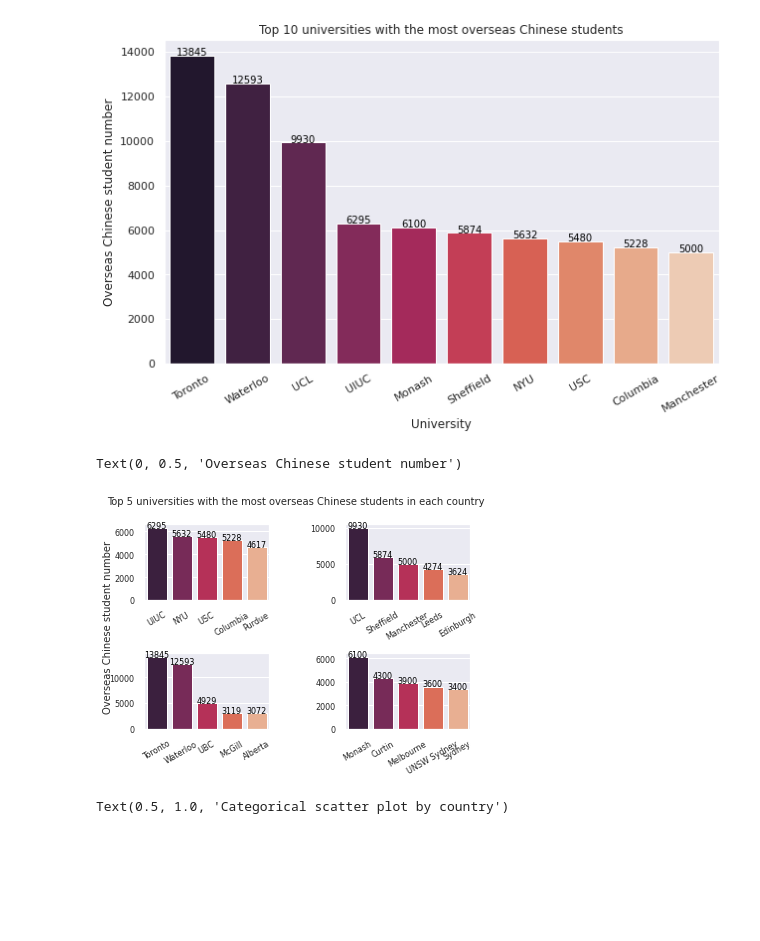
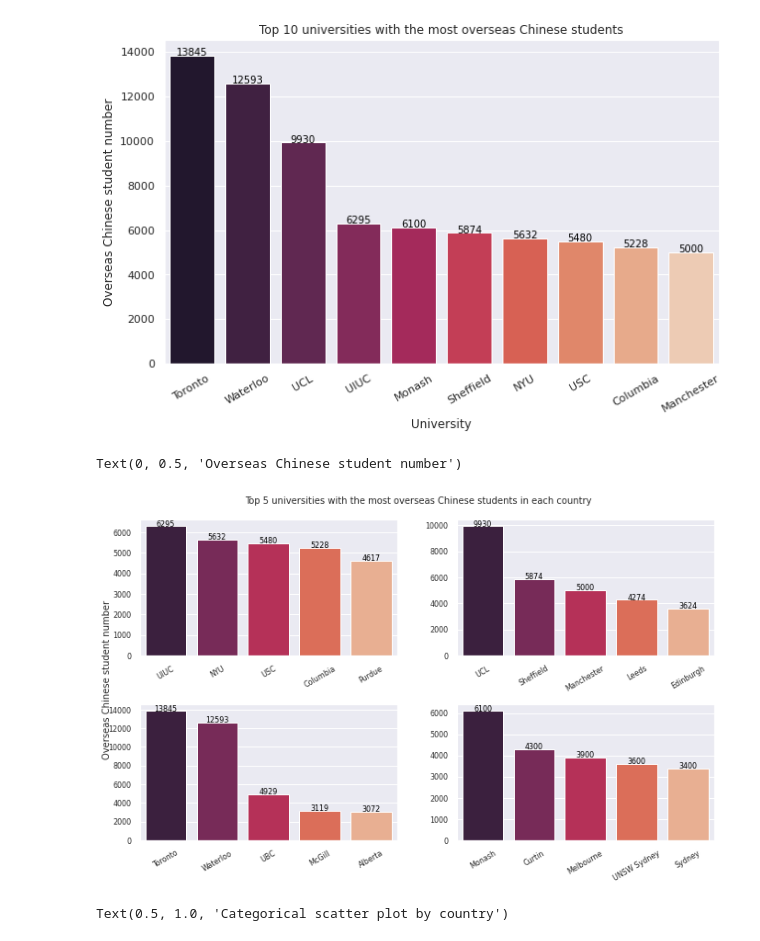
Before and after one commit to AndyYFTao/EA-CLTP-DataAnalysis, a Jupyter notebook: CLTP Guidance Program Data Analysis.ipynb, the cells around one changed output. Drawn from its saved outputs; the diff is of its cells as text; code cells hidden in the pictures; blank space fills up the shorter version.

```diff
--- a/CLTP Guidance Program Data Analysis.ipynb
+++ b/CLTP Guidance Program Data Analysis.ipynb
@@ -28,7 +28,7 @@ chinese.head()
 | Yale | US | 17.0 | 87.7 | 8 | 91.7 | 11 | ... |
 | NYU | US | 39.0 | 78.8 | 29 | 81.1 | 30 | ... |
 # %%
-chinese_num_s = chinese.sort_values(by='Overseas Chinese student number', ascending=False)
+overseas_s = chinese.sort_values(by='Overseas Chinese student number', ascending=False)
 
 num_of_country = 4
 # %%
@@ -46,8 +46,8 @@ sns.set_style('darkgrid')
 plt.figure(figsize=(10,6))
 plt.title("Student number comparison by country")
 
-x=chinese_num_s.index[:num_of_country]
-y=chinese_num_s['Overseas Chinese student number'][:num_of_country]
+x=overseas_s.index[:num_of_country]
+y=overseas_s['Overseas Chinese student number'][:num_of_country]
 g = sns.barplot(x=x, y=y, palette="rocket")
 
 plt.ylabel("Overseas Chinese student number")
@@ -67,8 +67,8 @@ plt.figure(figsize=(10,6))
 plt.title("Top 10 universities with the most overseas Chinese students")
 
 # Bar chart showing top 10 universities with the most overseas Chinese students
-x=chinese_num_s.index[num_of_country:num_of_country+10]
-y=chinese_num_s['Overseas Chinese student number'][num_of_country:num_of_country+10]
+x=overseas_s.index[num_of_country:num_of_country+10]
+y=overseas_s['Overseas Chinese student number'][num_of_country:num_of_country+10]
 g = sns.barplot(x=x, y=y, palette="rocket")
 
 plt.ylabel("Overseas Chinese student number")
@@ -80,37 +80,37 @@ for i, v in enumerate(y):
 # %% [output]
 [figure]
 # %%
-f, axes = plt.subplots(2, 2)
+f, axes = plt.subplots(2, 2, figsize=(10,6))
 f.tight_layout(pad=3.0)
 
 plt.suptitle("Top 5 universities with the most overseas Chinese students in each country", fontsize=10)
 
 country_list = ['US', 'UK', 'Canada', 'Australia']
 
 for id, country in enumerate(country_list):
 
-  temp_chin_num_s = chinese_num_s[chinese_num_s['Country']==country]
+  temp_chin_num_s = overseas_s[overseas_s['Country']==country]
 
   x=temp_chin_num_s.index[1:1+5]
   y=temp_chin_num_s['Overseas Chinese student number'][1:1+5]
   g = sns.barplot(x=x, y=y, palette="rocket", ax=axes[id // 2, id % 2])
 
   axes[id // 2, id % 2].set_xticklabels(labels=x, rotation=30)
   axes[id // 2, id % 2].tick_params(labelsize=8)
   axes[id // 2, id % 2].set_ylabel('')
   axes[id // 2, id % 2].set_xlabel('')
 
 
   for i, v in enumerate(y):
       g.text(i, v+1, str(v), color='black', ha='center', fontsize=8)
 
 # To add a common y label
 sns.set_style('white')
 f.add_subplot(111, frame_on=False)
 plt.tick_params(labelcolor="none", bottom=False, left=False)
 plt.ylabel("Overseas Chinese student number", fontsize=10)
 # %% [output]
 Text(0, 0.5, 'Overseas Chinese student number')
-[figure, old version]
+[figure, new version]
 # %%
 # Categorical scatter plot
```
Also changed, not shown: parts of 4 cells of this notebook.
